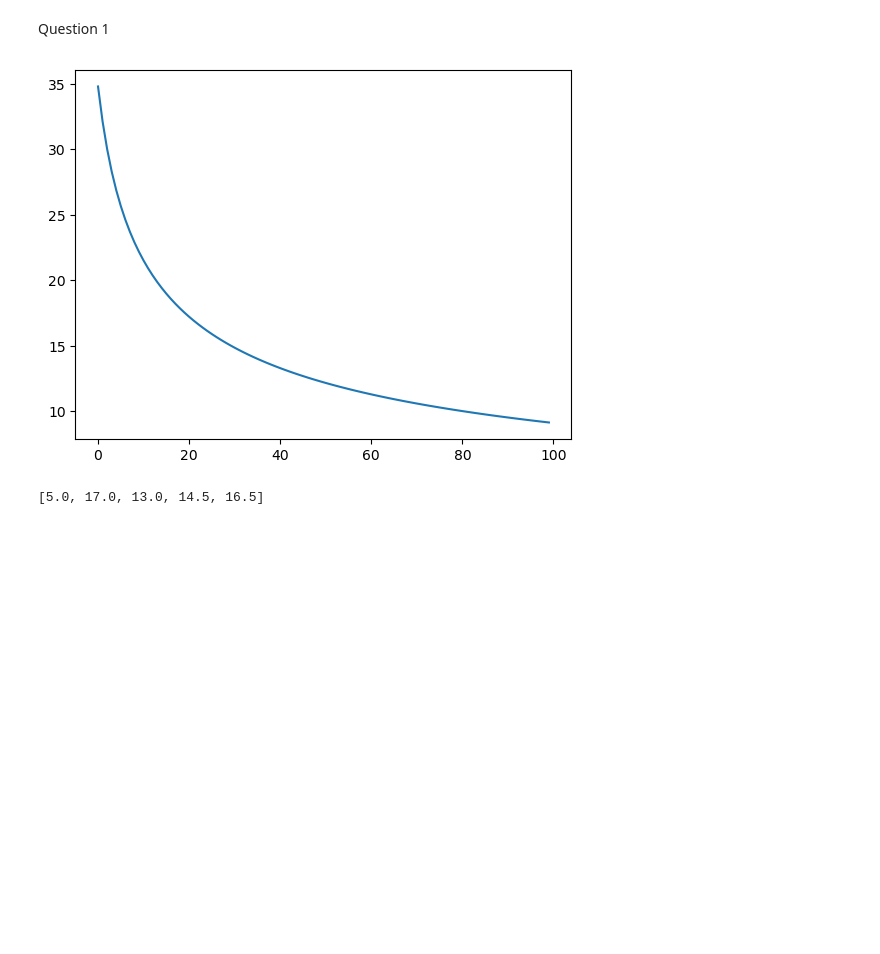
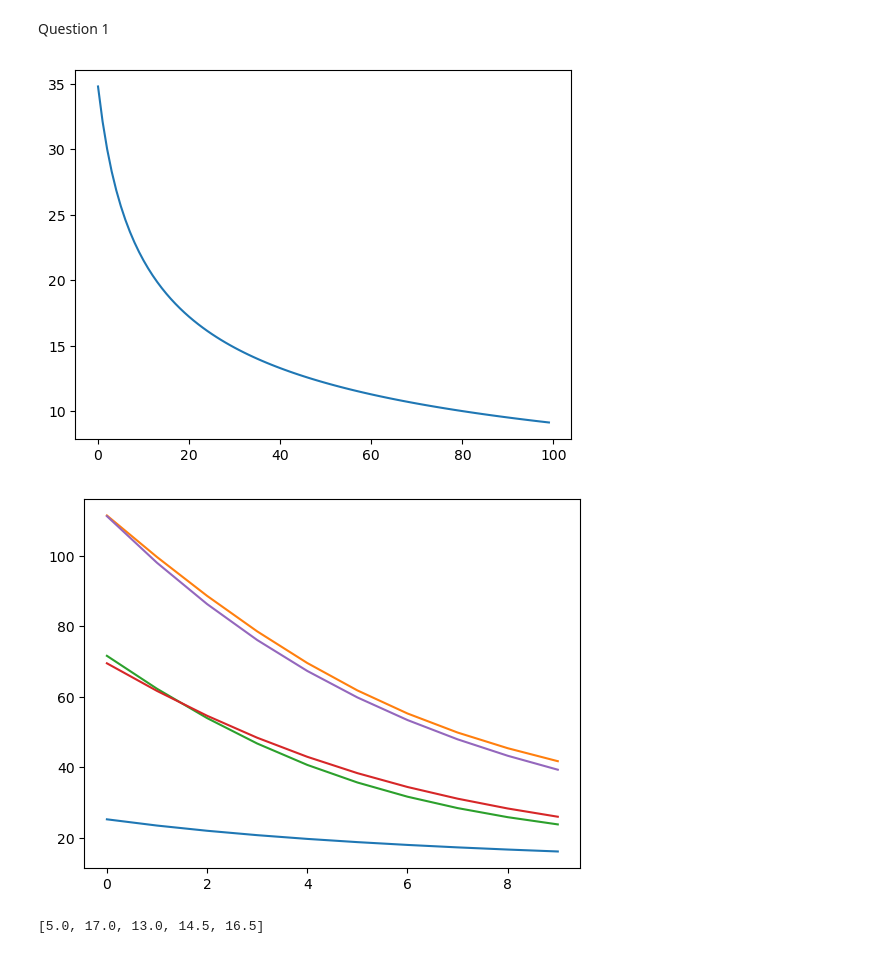
Before and after one commit to hayden000/Data-Analysis, a Jupyter notebook: data.ipynb, the cells around one changed output. Saved outputs shown, nothing was run; the diff lists cells and outputs as text; code cells hidden in the pictures; blank space fills up the shorter version.

```diff
--- a/data.ipynb
+++ b/data.ipynb
@@ -73,22 +72,24 @@ def train(par0, eta, T, data):
 # %%
 lambda1 = np.transpose(np.full(11, 0.01))
 d = 10
 N = 100
 D = generateData(d, N)
 x_trainning, x_testing, y_traning, y_testing = split(D, 50)
 eta = 0.01
 epoch = []
 itterations = 10
-tryInit = [np.random.randn(len(x_trainning[0]))for m in range(5)]
-par,obj = train(lambda1,eta,100,(x_trainning,y_traning))
-import matplotlib.pyplot as plt
+tryInit = [np.random.randn(len(x_trainning[0])) for m in range(5)]
+par, obj = train(lambda1, eta, 100, (x_trainning, y_traning))
 plt.plot(obj)
 plt.show()
 for init in tryInit:
     par, values = train(init, eta, itterations, (x_trainning, y_traning))
     epoch.append((par, values))
+for par, values in epoch:
+    plt.plot(range(0, itterations), values)
 # %% [output]
 [figure]
+[figure, added]
 # %%
 def ER(par, data):
     ER = 0
```
Also changed, not shown: parts of 9 cells of this notebook.
